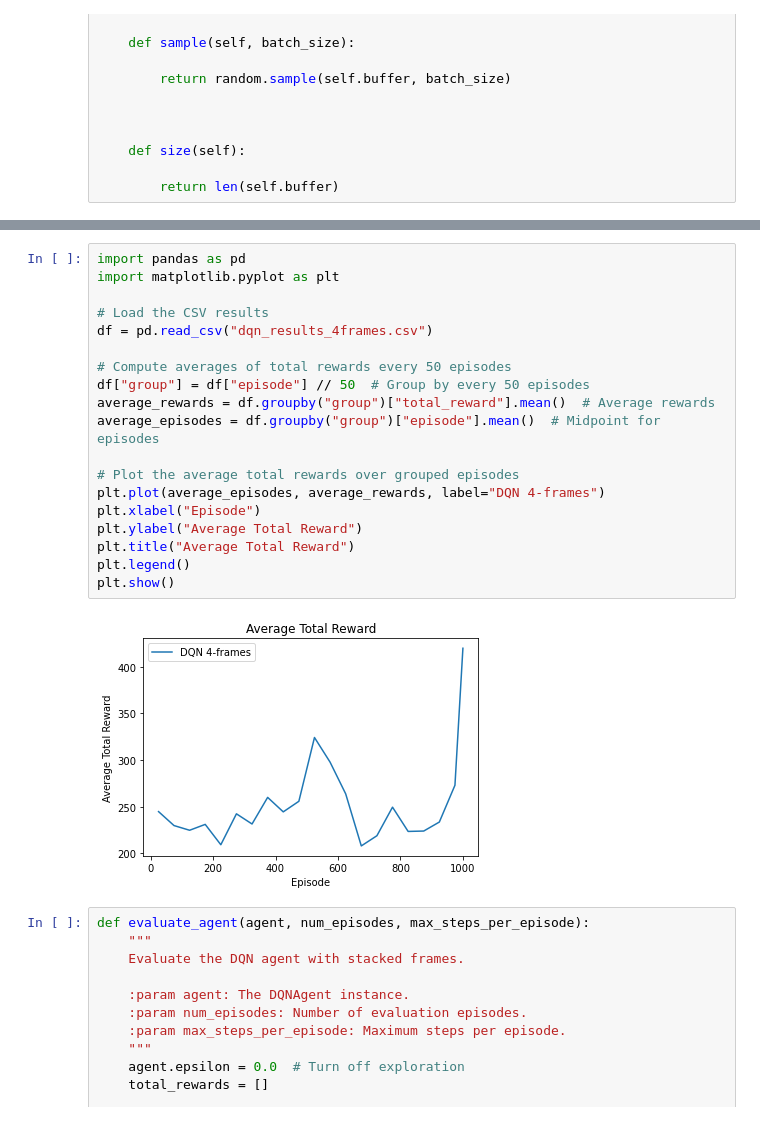
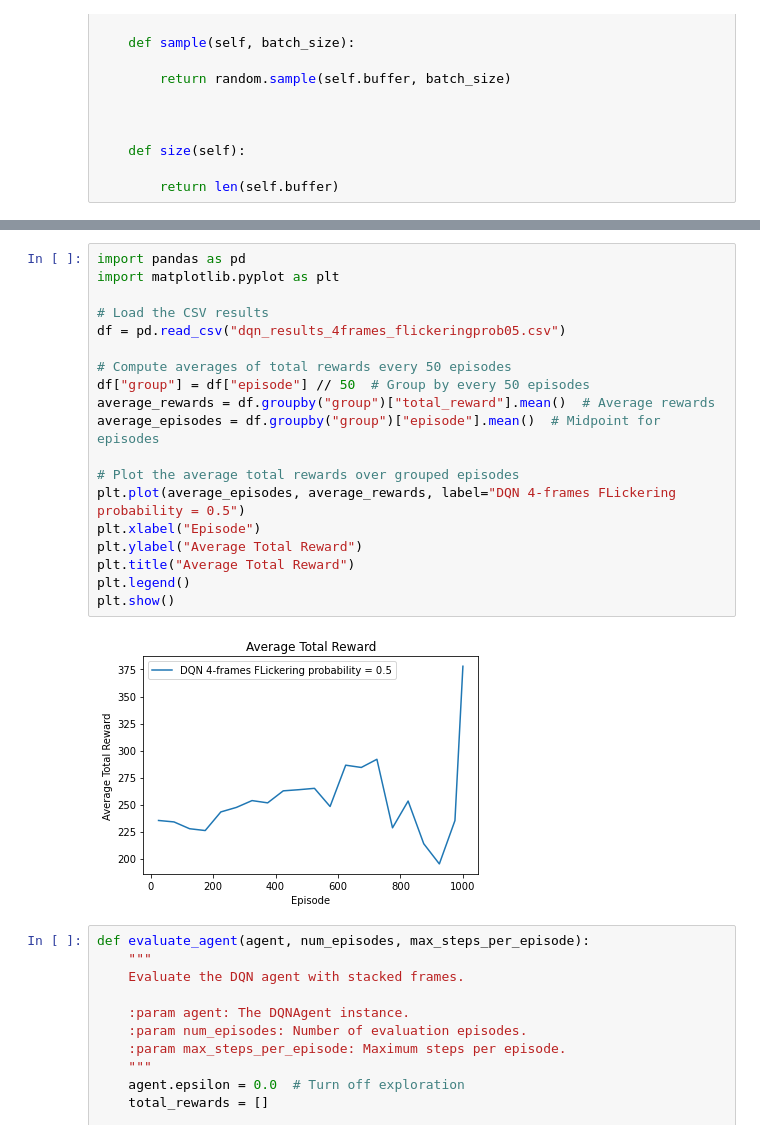
Before and after one commit to DinoDany/DRQN_RL, a Jupyter notebook: dqn.ipynb, the cells around one changed output, grey strips where cells are left out. Saved outputs shown, nothing was run; the diff lists cells and outputs as text.

```diff
--- a/dqn.ipynb
+++ b/dqn.ipynb
@@ -413,24 +444,24 @@ Training results saved to dqn_results_4frames.csv
 # %%
 import pandas as pd
 import matplotlib.pyplot as plt
 
 # Load the CSV results
-df = pd.read_csv("dqn_results_4frames.csv")
+df = pd.read_csv("dqn_results_4frames_flickeringprob05.csv")
 
 # Compute averages of total rewards every 50 episodes
 df["group"] = df["episode"] // 50  # Group by every 50 episodes
 average_rewards = df.groupby("group")["total_reward"].mean()  # Average rewards
 average_episodes = df.groupby("group")["episode"].mean()  # Midpoint for episodes
 
 # Plot the average total rewards over grouped episodes
-plt.plot(average_episodes, average_rewards, label="DQN 4-frames")
+plt.plot(average_episodes, average_rewards, label="DQN 4-frames FLickering probability = 0.5")
 plt.xlabel("Episode")
 plt.ylabel("Average Total Reward")
 plt.title("Average Total Reward")
 plt.legend()
 plt.show()
 # %% [output]
-[figure, old version]
+[figure, new version]
 # %%
 def evaluate_agent(agent, num_episodes, max_steps_per_episode):
     """
```
Also changed, not shown: parts of 10 cells of this notebook, 2 other files.
